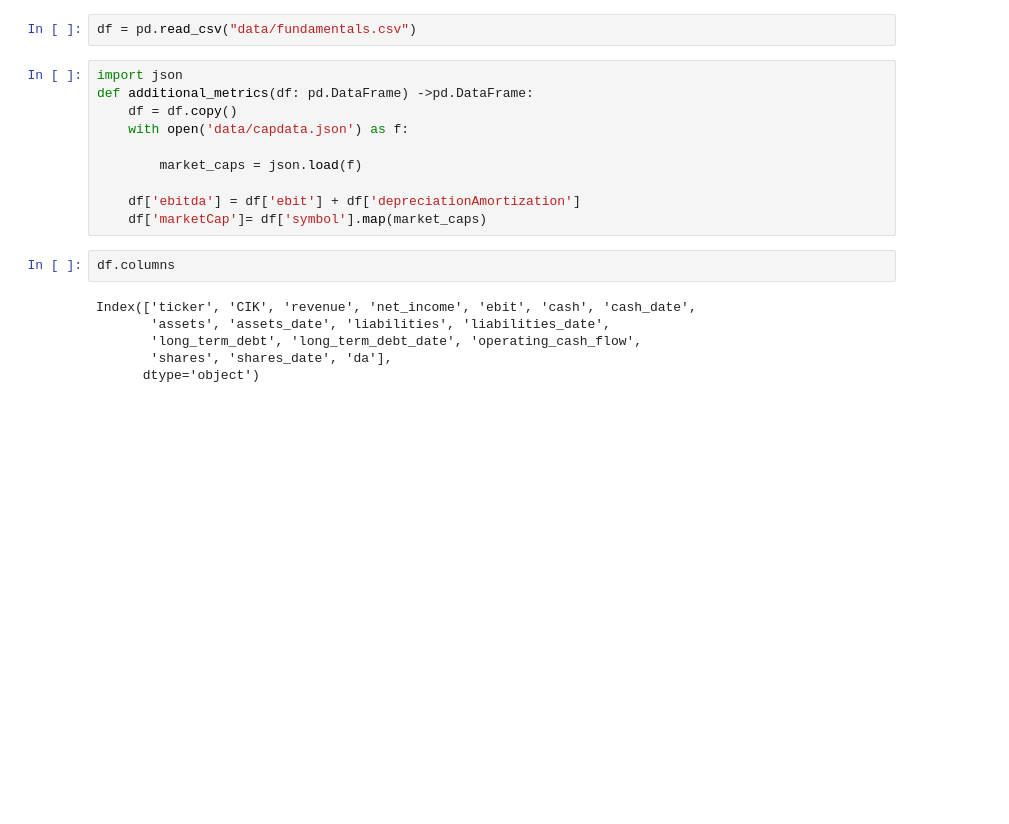
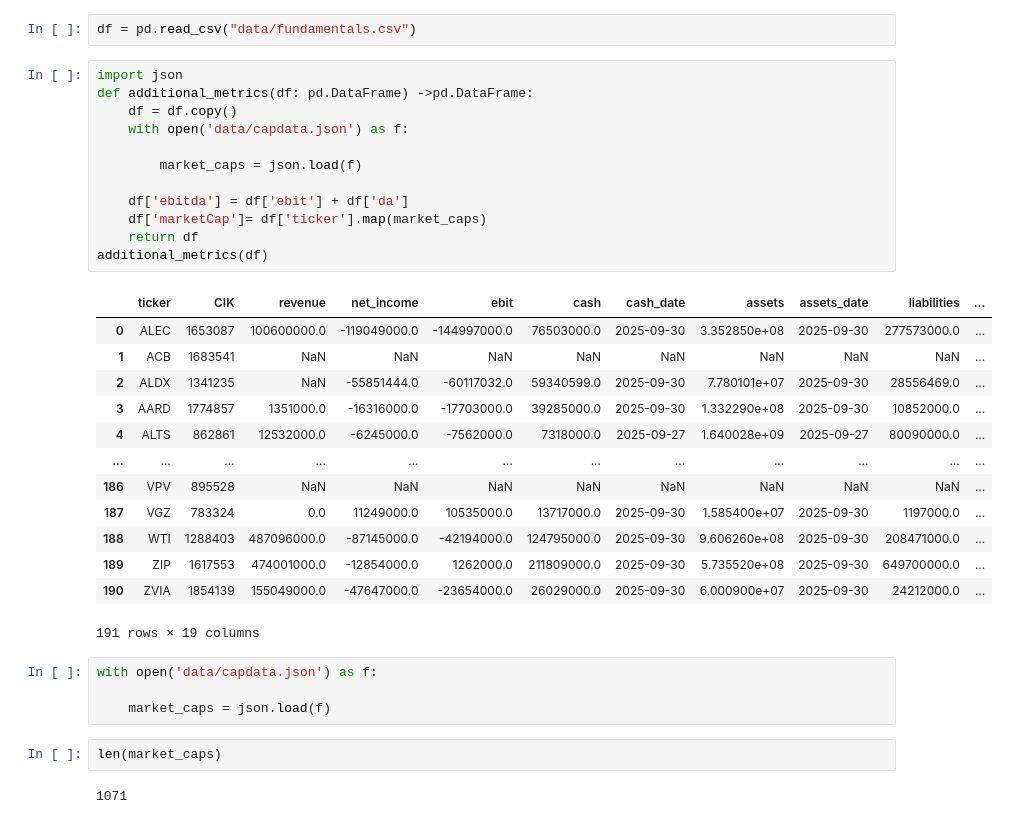
Before and after one commit to leomok82/trade, a Jupyter notebook: agent/lowcap.ipynb, the cells around one changed output. Drawn from its saved outputs; the diff is of its cells as text; blank space fills up the shorter version.

```diff
--- a/agent/lowcap.ipynb
+++ b/agent/lowcap.ipynb
@@ -297,18 +297,34 @@ df = pd.read_csv("data/fundamentals.csv")
 # %%
 import json
 def additional_metrics(df: pd.DataFrame) ->pd.DataFrame:
     df = df.copy()
     with open('data/capdata.json') as f:
 
         market_caps = json.load(f)
 
-    df['ebitda'] = df['ebit'] + df['depreciationAmortization']
-    df['marketCap']= df['symbol'].map(market_caps)
+    df['ebitda'] = df['ebit'] + df['da']
+    df['marketCap']= df['ticker'].map(market_caps)
+    return df
+additional_metrics(df)
+# %% [output]
+|  | ticker | CIK | revenue | net_income | ebit | cash | cash_date | assets | assets_date | liabilities | ... |
+| 0 | ALEC | 1653087 | 100600000.0 | -119049000.0 | -144997000.0 | 76503000.0 | 2025-09-30 | 3.352850e+08 | 2025-09-30 | 277573000.0 | ... |
+| 1 | ACB | 1683541 | NaN | NaN | NaN | NaN | NaN | NaN | NaN | NaN | ... |
+| 2 | ALDX | 1341235 | NaN | -55851444.0 | -60117032.0 | 59340599.0 | 2025-09-30 | 7.780101e+07 | 2025-09-30 | 28556469.0 | ... |
+| 3 | AARD | 1774857 | 1351000.0 | -16316000.0 | -17703000.0 | 39285000.0 | 2025-09-30 | 1.332290e+08 | 2025-09-30 | 10852000.0 | ... |
+| 4 | ALTS | 862861 | 12532000.0 | -6245000.0 | -7562000.0 | 7318000.0 | 2025-09-27 | 1.640028e+09 | 2025-09-27 | 80090000.0 | ... |
+| ... | ... | ... | ... | ... | ... | ... | ... | ... | ... | ... | ... |
+| 186 | VPV | 895528 | NaN | NaN | NaN | NaN | NaN | NaN | NaN | NaN | ... |
+| 187 | VGZ | 783324 | 0.0 | 11249000.0 | 10535000.0 | 13717000.0 | 2025-09-30 | 1.585400e+07 | 2025-09-30 | 1197000.0 | ... |
+| 188 | WTI | 1288403 | 487096000.0 | -87145000.0 | -42194000.0 | 124795000.0 | 2025-09-30 | 9.606260e+08 | 2025-09-30 | 208471000.0 | ... |
+| 189 | ZIP | 1617553 | 474001000.0 | -12854000.0 | 1262000.0 | 211809000.0 | 2025-09-30 | 5.735520e+08 | 2025-09-30 | 649700000.0 | ... |
+| 190 | ZVIA | 1854139 | 155049000.0 | -47647000.0 | -23654000.0 | 26029000.0 | 2025-09-30 | 6.000900e+07 | 2025-09-30 | 24212000.0 | ... |
+191 rows × 19 columns
+# %%
+with open('data/capdata.json') as f:
+
+    market_caps = json.load(f)
 # %%
-df.columns
+len(market_caps)
 # %% [output]
-Index(['ticker', 'CIK', 'revenue', 'net_income', 'ebit', 'cash', 'cash_date',
-       'assets', 'assets_date', 'liabilities', 'liabilities_date',
-       'long_term_debt', 'long_term_debt_date', 'operating_cash_flow',
-       'shares', 'shares_date', 'da'],
-      dtype='object')
+1071
```
Also changed, not shown: 1 other file.
